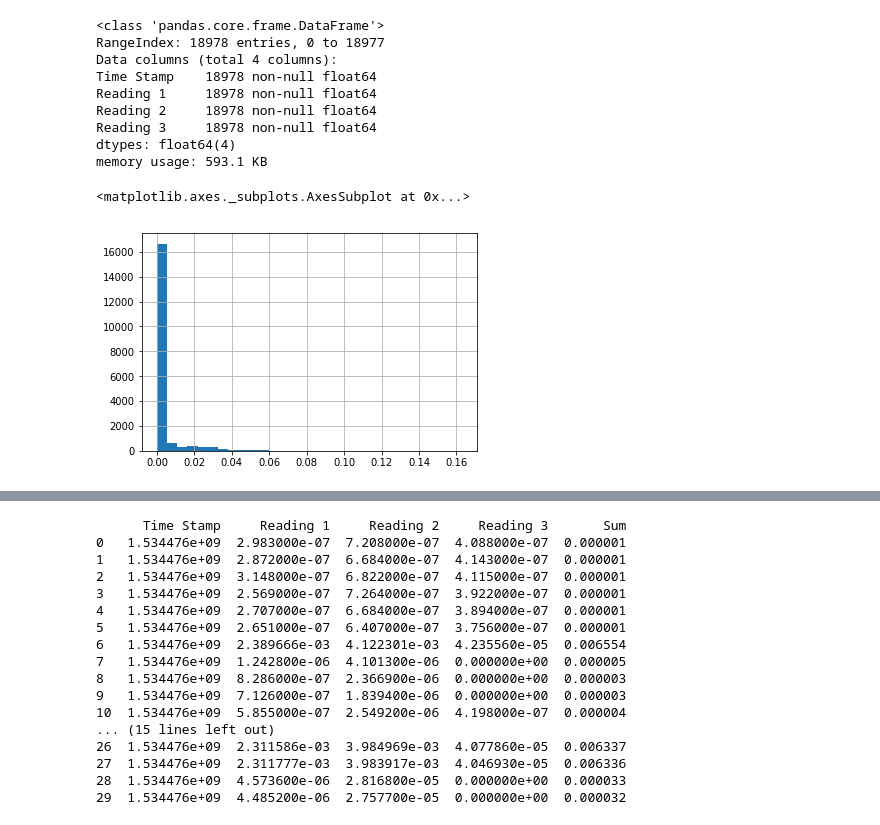
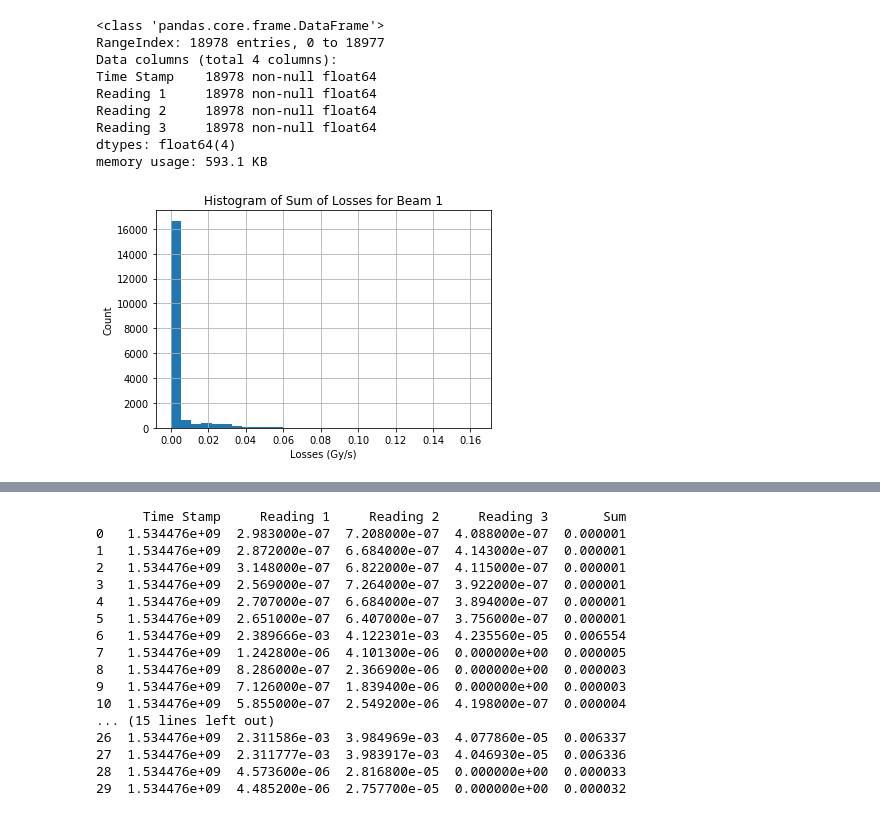
Before and after one commit to mfer0010/BscThesis, a Jupyter notebook: Jupyter Notebook Code/01_Analysis of BLM Data.ipynb, the cells around one changed output, grey strips where cells are left out. Drawn from its saved outputs; the diff is of its cells as text; code cells hidden in the pictures.

```diff
--- a/Jupyter Notebook Code/01_Analysis of BLM Data.ipynb
+++ b/Jupyter Notebook Code/01_Analysis of BLM Data.ipynb
@@ -33,11 +37,15 @@ dtypes: float64(4)
 memory usage: 593.1 KB
 # %%
 data['Sum'] = data['Reading 1'] + data['Reading 2'] + data['Reading 3']
-# %%
-data['Sum'].hist(bins=30)
-# %% [output]
-<matplotlib.axes._subplots.AxesSubplot at 0x...>
-[figure, removed]
+# %%
+plt.figure()
+data['Sum'].hist(bins=30)
+plt.title('Histogram of Sum of Losses for Beam 1')
+plt.ylabel('Count')
+plt.xlabel('Losses (Gy/s)')
+plt.savefig('../Dissertation/images/Histogram_of_Sum_of_Beam_Losses')
+# %% [output]
+[figure, added]
 # %%
 sample = data[:50]
 plt.figure()
```
Also changed, not shown: parts of 4 cells of this notebook, 15 other files.
